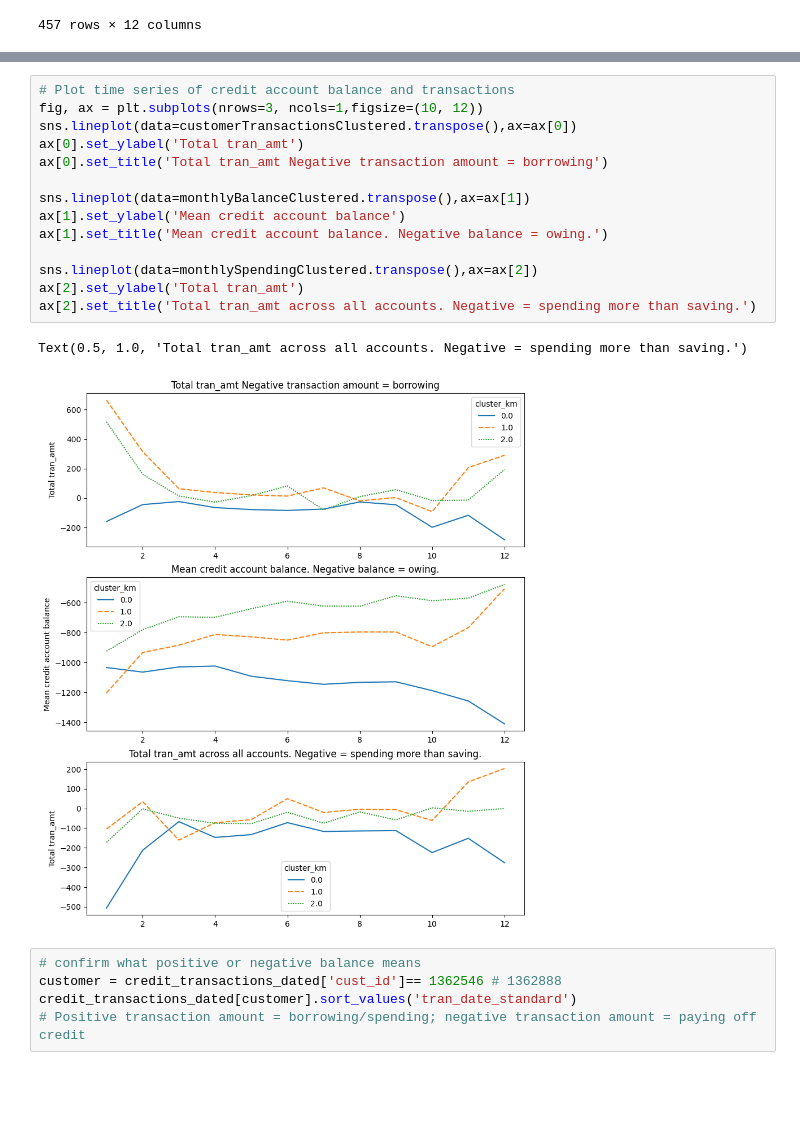
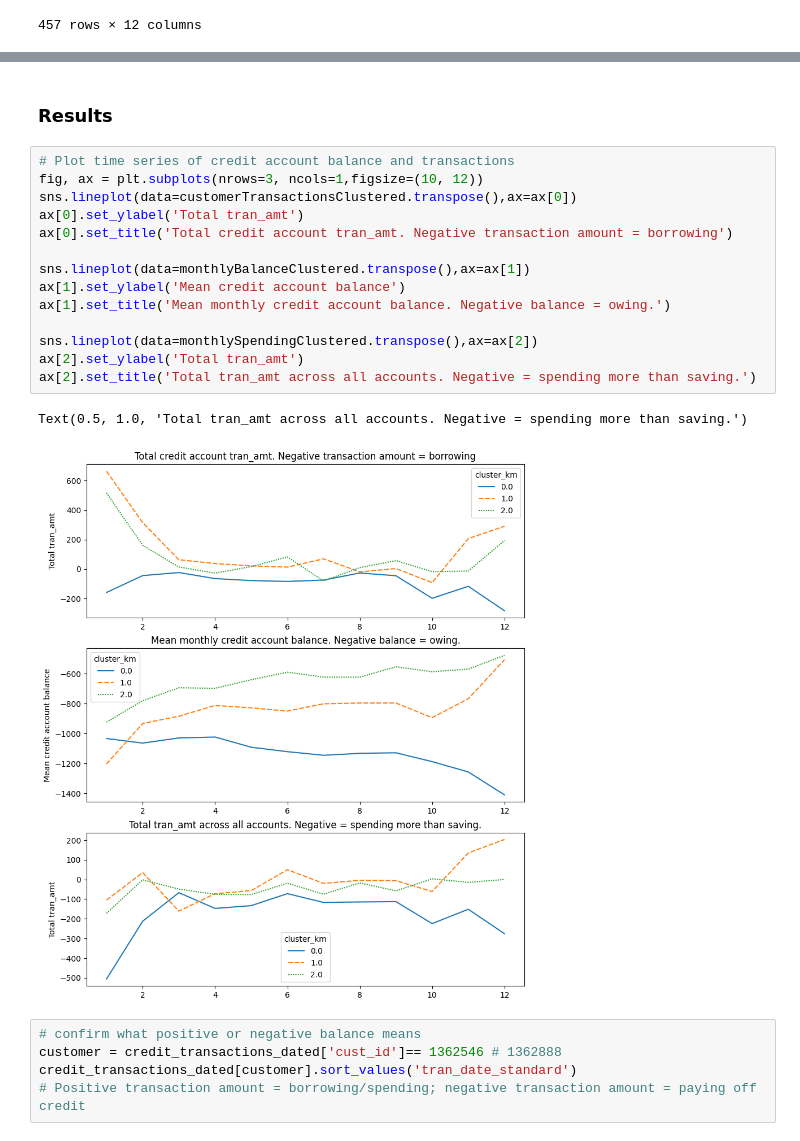
Before and after one commit to silvhua-Lighthouse/mini-project-III, a Jupyter notebook: mini-project-III.ipynb, the cells around one changed output, grey strips where cells are left out. Saved outputs shown, nothing was run; the diff lists cells and outputs as text; blank space fills up the shorter version.

```diff
--- a/mini-project-III.ipynb
+++ b/mini-project-III.ipynb
@@ -1700,23 +1718,25 @@ monthlySpendingClustered.head()
 | 0.0 | -506.096117 | -212.225220 | -67.067624 | -147.196468 | -132.985253 | -72.048593 | -116.850653 | -114.348473 | -112.658068 | -224.367830 | -151.574486 | ... |
 | 1.0 | -104.660867 | 34.699412 | -160.777975 | -72.408861 | -56.833922 | 49.779000 | -20.103176 | -4.087466 | -6.336250 | -61.035455 | 134.806923 | ... |
 | 2.0 | -172.195527 | -1.793729 | -49.019241 | -75.232035 | -76.888125 | -19.022127 | -74.838458 | -17.535117 | -57.958673 | 3.294049 | -14.589317 | ... |
+# %% [markdown]
+### Results
 # %%
 # Plot time series of credit account balance and transactions
 fig, ax = plt.subplots(nrows=3, ncols=1,figsize=(10, 12))
 sns.lineplot(data=customerTransactionsClustered.transpose(),ax=ax[0])
 ax[0].set_ylabel('Total tran_amt')
-ax[0].set_title('Total tran_amt Negative transaction amount = borrowing')
+ax[0].set_title('Total credit account tran_amt. Negative transaction amount = borrowing')
 
 sns.lineplot(data=monthlyBalanceClustered.transpose(),ax=ax[1])
 ax[1].set_ylabel('Mean credit account balance')
-ax[1].set_title('Mean credit account balance. Negative balance = owing.')
+ax[1].set_title('Mean monthly credit account balance. Negative balance = owing.')
 
 sns.lineplot(data=monthlySpendingClustered.transpose(),ax=ax[2])
 ax[2].set_ylabel('Total tran_amt')
 ax[2].set_title('Total tran_amt across all accounts. Negative = spending more than saving.')
 # %% [output]
 Text(0.5, 1.0, 'Total tran_amt across all accounts. Negative = spending more than saving.')
-[figure, old version]
+[figure, new version]
 # %%
 # confirm what positive or negative balance means
 customer = credit_transactions_dated['cust_id']== 1362546 # 1362888
```
Also changed, not shown: parts of 10 cells of this notebook.
